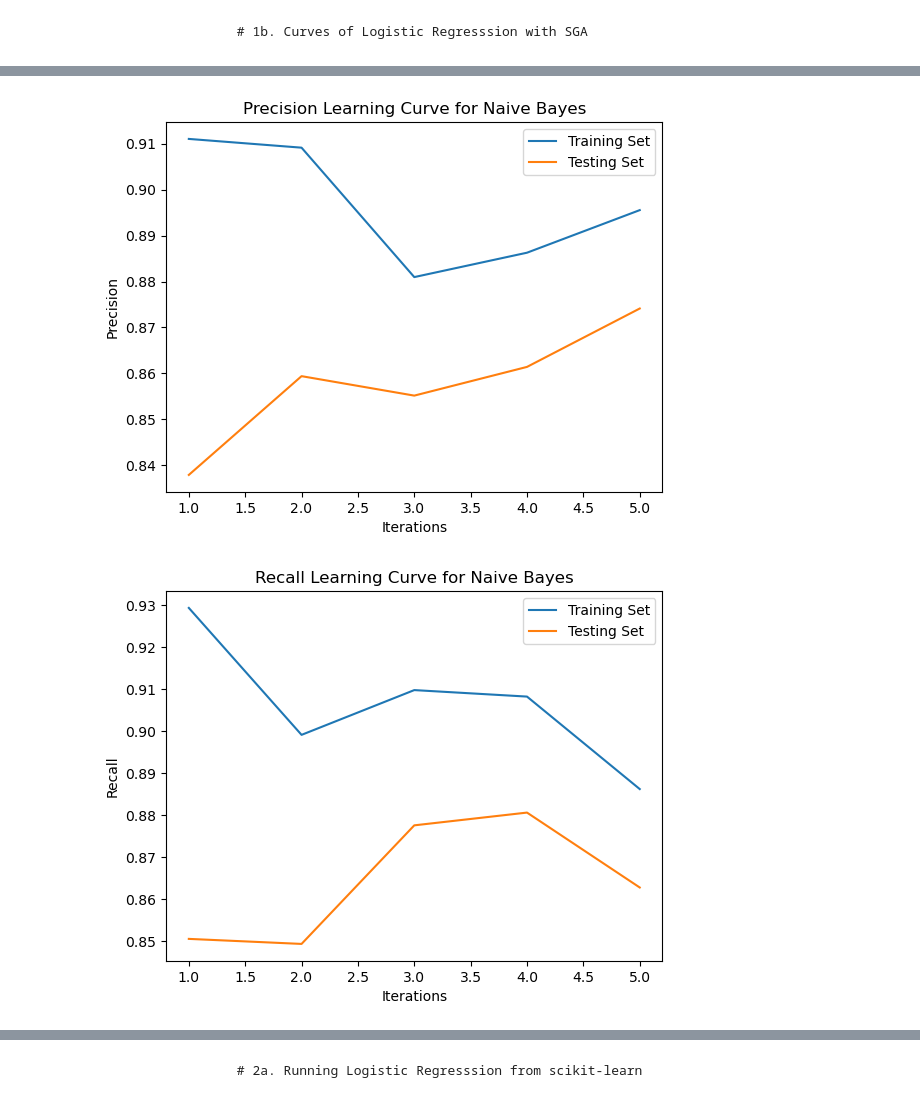
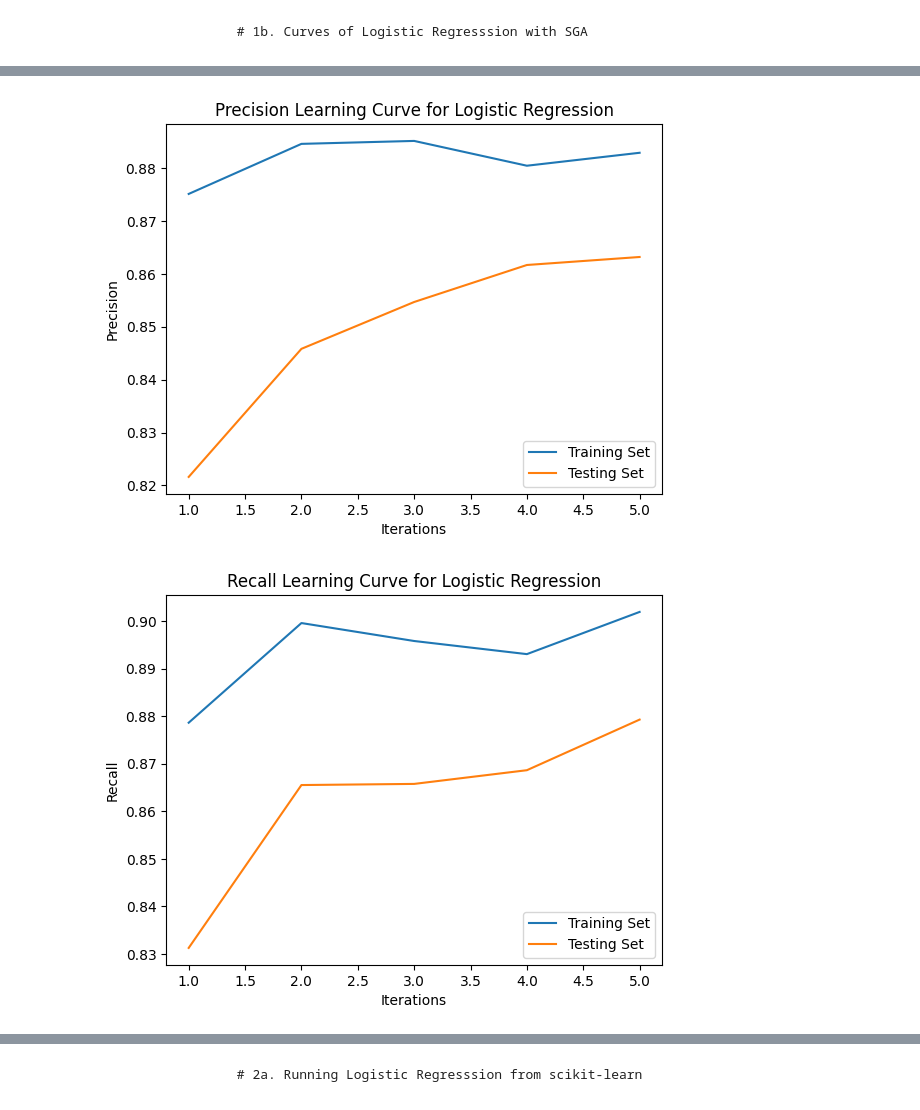
Before and after one commit to GwgwP/AI-Projects, a Jupyter notebook: secondProject/second_project.ipynb, the cells around one changed output, grey strips where cells are left out. Drawn from its saved outputs; the diff is of its cells as text; code cells hidden in the pictures.

```diff
--- a/secondProject/second_project.ipynb
+++ b/secondProject/second_project.ipynb
@@ -339,9 +364,7 @@ def find_regularizer(_x_train, _x_val, _y_train, _y_val):
 # %% [markdown]
 # Curves
 # %%
-# THELEI ALLAGH NA MHN EKTYPWNEI "NAIVE BAYES" OTAN EXW LOG.REGR.
-
-def learning_curves(predictor, x_train, y_train, x_test, y_test, n_splits):
+def learning_curves(predictor, x_train, y_train, x_test, y_test, n_splits, counter=1):
     step_size = len(x_train) // n_splits
 
     # Initialize lists to store metrics for each iteration
@@ -390,7 +413,10 @@ def learning_curves(predictor, x_train, y_train, x_test, y_test, n_splits):
     plt.xlabel('Iterations')
     plt.ylabel('Accuracy')
     plt.legend()
-    plt.title('Accuracy Learning Curve for Naive Bayes')
+    if counter == 1:
+        plt.title('Accuracy Learning Curve for Naive Bayes')
+    else:
+        plt.title('Accuracy Learning Curve for Logistic Regression')
     plt.show()
 
     # Plot Precision
@@ -399,7 +425,10 @@ def learning_curves(predictor, x_train, y_train, x_test, y_test, n_splits):
     plt.xlabel('Iterations')
     plt.ylabel('Precision')
     plt.legend()
-    plt.title('Precision Learning Curve for Naive Bayes')
+    if counter == 1:
+        plt.title('Precision Learning Curve for Naive Bayes')
+    else:
+        plt.title('Precision Learning Curve for Logistic Regression')
     plt.show()
 
     # Plot Recall
@@ -408,7 +437,10 @@ def learning_curves(predictor, x_train, y_train, x_test, y_test, n_splits):
     plt.xlabel('Iterations')
     plt.ylabel('Recall')
     plt.legend()
-    plt.title('Recall Learning Curve for Naive Bayes')
+    if counter == 1:
+        plt.title('Recall Learning Curve for Naive Bayes')
+    else:
+        plt.title('Recall Learning Curve for Logistic Regression')
     plt.show()
 
     # Plot F1 Score
@@ -417,7 +449,10 @@ def learning_curves(predictor, x_train, y_train, x_test, y_test, n_splits):
     plt.xlabel('Iterations')
     plt.ylabel('F1 Score')
     plt.legend()
-    plt.title('F1 Score Learning Curve for Naive Bayes')
+    if counter == 1:
+        plt.title('F1 Score Learning Curve for Naive Bayes')
+    else:
+        plt.title('F1 Score Learning Curve for Logistic Regression')
     plt.show()
 
     # Return the lists if needed
@@ -623,6 +624,0 @@ weighted avg       0.87      0.87      0.87     25000
-# %%
-#Algorithm to use in the optimization problem.
-#Each solver tries to find the parameter weights that minimize a cost function
-log_c = CustomLogisticRegression(5e-16, 0.001, 200)
-log_c.fit(x_train_binary, y_train)
-print(classification_report(y_test, log_c.predict(x_test_binary)))
@@ -637,0 +627,9 @@ weighted avg       0.87      0.87      0.87     25000
+# %%
+# spliting training data to training and testing to find the best hyperparameters.
+x_train_part, x_dev_part, y_train_part, y_dev_part = train_test_split(x_train_binary, y_train, test_size=0.1)
+
+# Find best Logistic Regression Classifier (i.e. best regilarizer (λ factor)
+best_instance, best_regularizer, best_acc = find_regularizer(x_train_part, x_dev_part, y_train_part, y_dev_part)
+print("\n")
+print('Best regularizer factor:\t', best_regularizer)
+print('Best accuracy at development data accuracy:\t', best_acc)
@@ -639,11 +678,10 @@ weighted avg       0.87      0.87      0.87     25000
                     # 1b. Curves of Logistic Regresssion with SGA
 # %%
 # Usage example for Logistic Regression
-lr = CustomLogisticRegression(5e-16, 0.01, 1000)
-(
+clr_learning_curve = (
     training_accuracy_list, testing_accuracy_list,
     training_precision_list, testing_precision_list,
     training_recall_list, testing_recall_list,
     training_f1_list, testing_f1_list
-) = learning_curves(lr, x_train_binary, y_train, x_test_binary, y_test, n_splits=5)
+) = learning_curves(best_instance, x_train_part, y_train_part, x_test_binary, y_test, n_splits=5, counter=2)
 # %% [output]
@@ -651,2 +689,2 @@ lr = CustomLogisticRegression(5e-16, 0.01, 1000)
-[figure, old version]
+[figure, new version]
-[figure, old version]
+[figure, new version]
```
Also changed, not shown: parts of 23 cells of this notebook.
